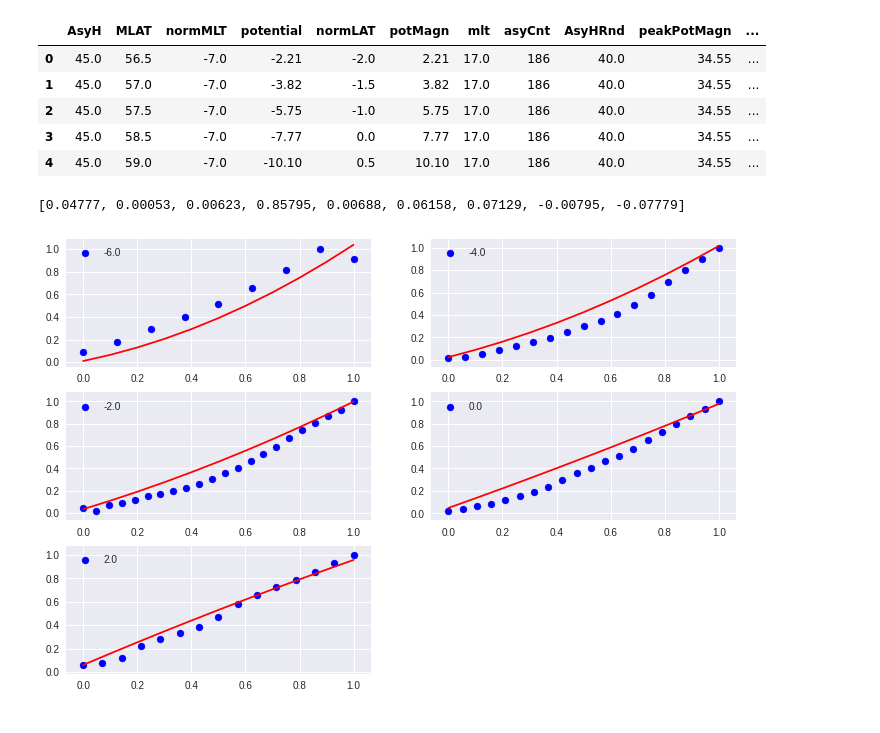
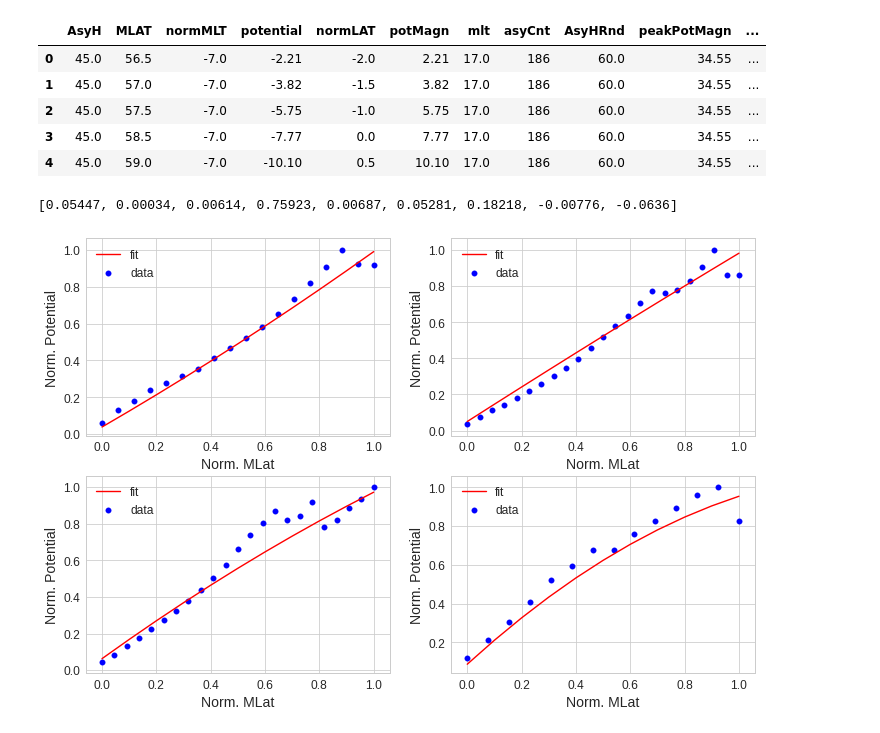
Before and after one commit to bharatreddy/indsvels, a Jupyter notebook: ipy/pot_MLAT_test.ipynb, the cells around one changed output. Saved outputs shown, nothing was run; the diff lists cells and outputs as text; code cells hidden in the pictures.

```diff
--- a/ipy/pot_MLAT_test.ipynb
+++ b/ipy/pot_MLAT_test.ipynb
@@ -28,7 +29,7 @@ sizeAsyDF = sizeAsyDF[ sizeAsyDF["asyCnt"] >= sizeAsyCutoff]
 potDF = pandas.merge(potDF, sizeAsyDF,\
                      on = "AsyH", how="inner"\
                     ).reset_index(drop=True)
-potDF["AsyHRnd"] = numpy.round(potDF["AsyH"]/40.)*40.
+potDF["AsyHRnd"] = numpy.round(potDF["AsyH"]/30.)*30.
 # Get peak potentials
 peakPotDF = potDF[[ "AsyH", "potMagn" ]].groupby( "AsyH" ).max().reset_index()
 peakPotDF.columns = [ "AsyH", "peakPotMagn" ]
@@ -40,11 +41,11 @@ potDF["normPot"] = potDF["potMagn"]/potDF["peakPotMagn"]
 potDF.head()
 # %% [output]
 |  | AsyH | MLAT | normMLT | potential | normLAT | potMagn | mlt | asyCnt | AsyHRnd | peakPotMagn | ... |
-| 0 | 45.0 | 56.5 | -7.0 | -2.21 | -2.0 | 2.21 | 17.0 | 186 | 40.0 | 34.55 | ... |
-| 1 | 45.0 | 57.0 | -7.0 | -3.82 | -1.5 | 3.82 | 17.0 | 186 | 40.0 | 34.55 | ... |
-| 2 | 45.0 | 57.5 | -7.0 | -5.75 | -1.0 | 5.75 | 17.0 | 186 | 40.0 | 34.55 | ... |
-| 3 | 45.0 | 58.5 | -7.0 | -7.77 | 0.0 | 7.77 | 17.0 | 186 | 40.0 | 34.55 | ... |
-| 4 | 45.0 | 59.0 | -7.0 | -10.10 | 0.5 | 10.10 | 17.0 | 186 | 40.0 | 34.55 | ... |
+| 0 | 45.0 | 56.5 | -7.0 | -2.21 | -2.0 | 2.21 | 17.0 | 186 | 60.0 | 34.55 | ... |
+| 1 | 45.0 | 57.0 | -7.0 | -3.82 | -1.5 | 3.82 | 17.0 | 186 | 60.0 | 34.55 | ... |
+| 2 | 45.0 | 57.5 | -7.0 | -5.75 | -1.0 | 5.75 | 17.0 | 186 | 60.0 | 34.55 | ... |
+| 3 | 45.0 | 58.5 | -7.0 | -7.77 | 0.0 | 7.77 | 17.0 | 186 | 60.0 | 34.55 | ... |
+| 4 | 45.0 | 59.0 | -7.0 | -10.10 | 0.5 | 10.10 | 17.0 | 186 | 60.0 | 34.55 | ... |
 # %%
 # We'll normalize potentials differently here
 # We'll find max potentials(magn) at every
@@ -127,28 +128,45 @@ predMlatMLTPotDF = pandas.DataFrame({
                 "predNormMlt" : predNormMltArr
                 })
 # %% [output]
-[0.04777, 0.00053, 0.00623, 0.85795, 0.00688, 0.06158, 0.07129, -0.00795, -0.07779]
+[0.05447, 0.00034, 0.00614, 0.75923, 0.00687, 0.05281, 0.18218, -0.00776, -0.0636]
 # %%
-normMLTList = potDF["normMLT"].unique()[1::2]
-selAsy = 0.
+def format_mlt_normMLT_ticks(tick_val, tick_pos):
+    if tick_val < 0:
+        return str(tick_val + 24)
+    else:
+        return str(tick_val)
 
+normMLTList = [-6., -4., -2., 2.]#potDF["normMLT"].unique()[1::2]
+selAsy = 60.
+
+sns.set_style("whitegrid")
+sns.set_context("paper")
 
 f = plt.figure(figsize=(12, 8))
 ax = []
-ax.append( f.add_subplot(3,2,1) )
-ax.append( f.add_subplot(3,2,2) )
-ax.append( f.add_subplot(3,2,3) )
-ax.append( f.add_subplot(3,2,4) )
-ax.append( f.add_subplot(3,2,5) )
+ax.append( f.add_subplot(2,2,1) )
+ax.append( f.add_subplot(2,2,2) )
+ax.append( f.add_subplot(2,2,3) )
+ax.append( f.add_subplot(2,2,4) )
+# ax.append( f.add_subplot(3,2,5) )
 
 for mind, currMLT in enumerate(normMLTList):
     subDF1 = mlatMLTPotDF[ (mlatMLTPotDF["normMLT"] == currMLT)&\
                               (mlatMLTPotDF["AsyHRnd"] == selAsy) ]
     subDF2a = predMlatMLTPotDF[ (predMlatMLTPotDF["predNormMlt"] == currMLT) &\
                               (predMlatMLTPotDF["predAsy"] == selAsy) ]
-
-    ax[mind].scatter( subDF1["normMLAT"].values, subDF1["normPot"].values, c="b", label=str(currMLT) )
-    ax[mind].plot( subDF2a["predMLAT"].values, subDF2a["predPot"].values, c="r")
+    if currMLT < 0:
+        currMLTStr = str( currMLT + 24. )
+    else:
+        currMLTStr = str( currMLT )
+    ax[mind].scatter( subDF1["normMLAT"].values, subDF1["normPot"].values, c="b", label="data" )
+    ax[mind].plot( subDF2a["predMLAT"].values, subDF2a["predPot"].values, c="r", label="fit")
+    ax[mind].set_xlabel( "Norm. MLat", fontsize=14 )
+    ax[mind].set_ylabel( "Norm. Potential", fontsize=14 )
+    ax[mind].tick_params(labelsize=12)
     ax[mind].legend()
+    ax[mind].xaxis.set_major_formatter(FuncFormatter(format_mlt_normMLT_ticks))
+    ax[mind].legend(prop={'size': 12})
+plt.savefig("../figs/Pot-MLAT-model.pdf",bbox_inches='tight')
 # %% [output]
-[figure, old version]
+[figure, new version]
```
Also changed, not shown: parts of 1 cell of this notebook, 10 other files.
